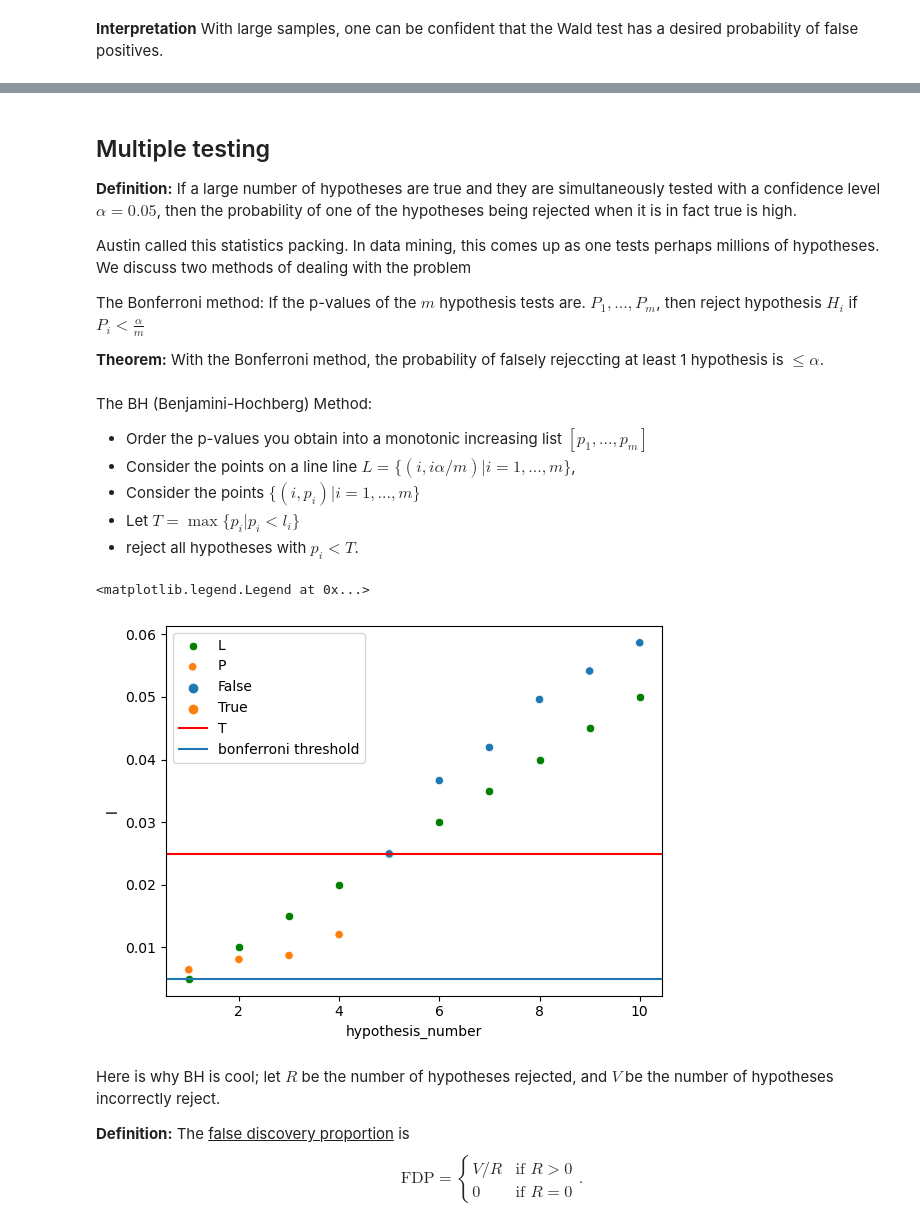
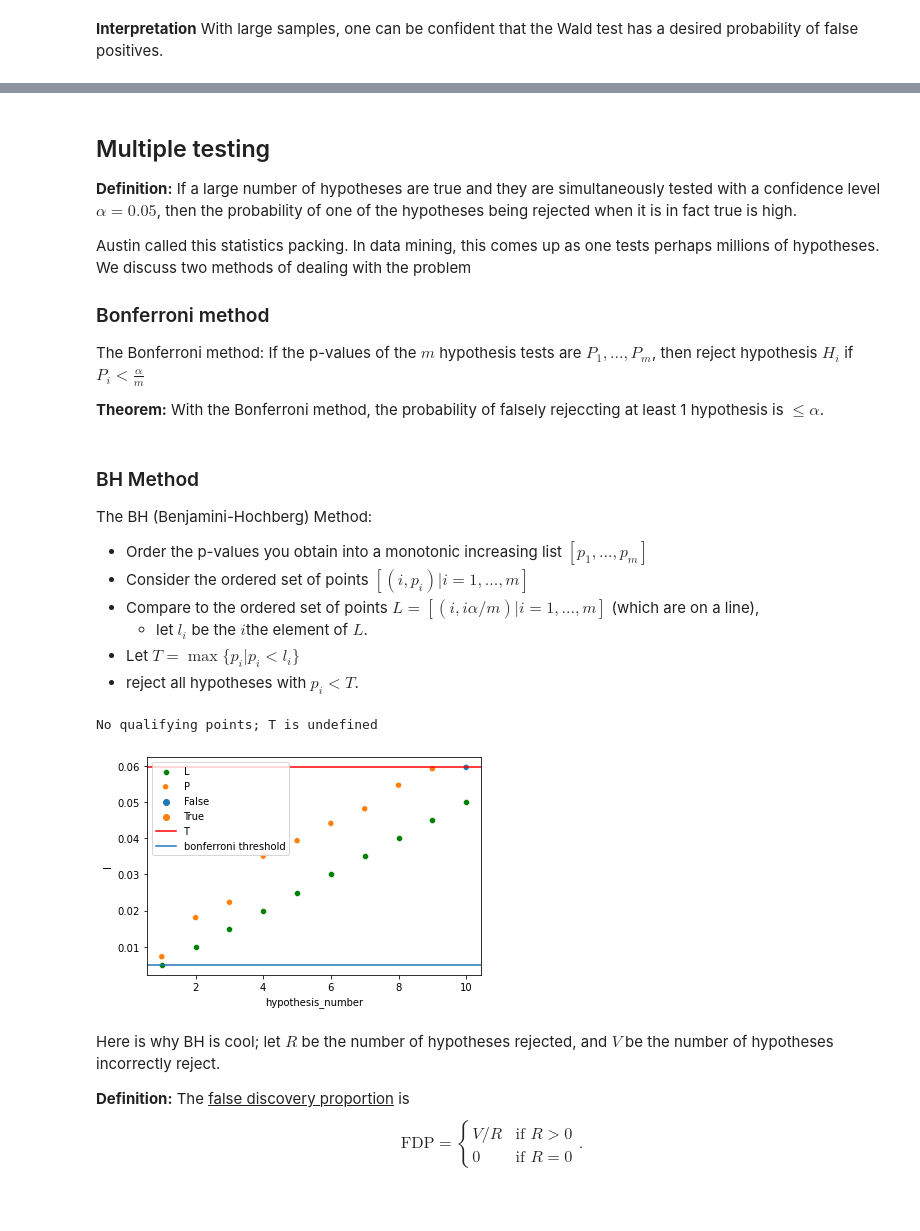
Before and after one commit to davidcherney/Wasserman_notes, a Jupyter notebook: notes_part_II.ipynb, the cells around one changed output, grey strips where cells are left out. Drawn from its saved outputs; the diff is of its cells as text; code cells hidden in the pictures.

```diff
--- a/notes_part_II.ipynb
+++ b/notes_part_II.ipynb
@@ -419,0 +518,4 @@ This is often called the emperical cumulative distribution function (eCDF) to di
+# %%
+ds = [1,2,3]
+ds = [0] + ds[0:-1]
+ds
@@ -427,28 +535,28 @@ def pdf(xs):
     return xs
 
 def generate_distribution(n_points=10):
+    # Generate points according to a uniform distribution on [0,1]
     xs = sorted(np.random.rand(n_points))
     ecdf = np.asarray([i/n_points for i,x in enumerate(xs)])
     max_deltas = max(abs(ecdf - pdf(xs)))
     return xs, ecdf, max_deltas
 
-# Generate dots to connect for piecewise constant function.
 def double_points(points, ordinate = False):
+    # Generate dots to connect for visualization of piecewise constant function.
     ds = list()
     for p in points:
-        ds.append(p)
-        ds.append(p)
+        ds += [p,p]
     # If input to this function is ordinate, to make piecewise constant function
     # first value is zero and last value is not needed.
     if ordinate == True:
-        ds.append(0)
-        ds.pop()
+        ds = [0] + ds[0:-1]
     return ds
 
 def generate_piecewise_data(n_points):
     xs, ecdf, max_deltas = generate_distribution(n_points)
     xs_doubled = double_points(xs)
     ecdf_doubled = double_points(ecdf, ordinate=True)
+    # print(ecdf_doubled[0])
     return xs_doubled, ecdf_doubled, max_deltas
 
 generate_piecewise_data(10)[2]
@@ -1586,50 +2015,54 @@ $p-value = \mathbb{P}(χ^2_3 > .48) = .92.$
 
 Austin called this statistics packing. In data mining, this comes up as one tests perhaps millions of hypotheses. We discuss two methods of dealing with the problem
 
-The Bonferroni method: If the p-values of the $m$ hypothesis tests are. $P_1,...,P_m$, then reject hypothesis $H_i$ if $P_i<\frac\alpha m$
+### Bonferroni method
+The Bonferroni method: If the p-values of the $m$ hypothesis tests are $P_1,...,P_m$, then reject hypothesis $H_i$ if $P_i<\frac\alpha m$
 
 **Theorem:** With the Bonferroni method, the probability of falsely rejeccting at least 1 hypothesis is $\leq \alpha$.
 # %% [markdown]
+### BH Method
 The BH (Benjamini-Hochberg) Method:
 - Order the p-values you obtain into a monotonic increasing list $[p_1, ...,p_m]$
-- Consider the points on a line line $L = \{(i,i\alpha/m) | i=1,...,m\}$,
-- Consider the points $\{(i,p_i)|i=1,...,m\}$
+- Consider the ordered set of points $[(i,p_i)|i=1,...,m]$
+- Compare to the ordered set of points $L = [(i,i\alpha/m) | i=1,...,m]$ (which are on a line),
+    - let $l_i$ be the $i$the element of $L$.
 - Let $T= \max \{p_i | p_i<l_i\}$
 - reject all hypotheses with $p_i< T$.
 # %%
 import numpy as np
 import pandas as pd
 
-m = 10
-alpha = 0.05
+m = 10 # Number of hypotheses.
+alpha = 0.05 # Significance level for multiple hypothesis testing.
+# Create m p-values randomly from uniform distribution, sorted.
 df = pd.DataFrame( {
     'l' : np.array([i *alpha/m for i in range(1,m+1)]),
-    'p' : np.sort(np.random.uniform(0,.06,m))
+    'p' : np.sort(np.random.uniform(0, .06, size=m))
 })
 
 lt_filter = (df['p'] < df['l'])
 try:
     T = df[lt_filter]['p'].iloc[-1]
 except:
     T = df['p'].max()
     print("No qualifying points; T is undefined")
 
 bonferroni_threshold = alpha/m
 
 df['reject'] = df['p'] < T
 df['hypothesis_number'] = df.index +1
 
 import matplotlib.pyplot as plt
 import seaborn as sns
 
 sns.scatterplot(data = df,x='hypothesis_number',y='l', color="green", label = "L")
 sns.scatterplot(data = df,x='hypothesis_number',y='p', hue = "reject" , label = "P")
 plt.axhline(T, label='T', color = "red")
 plt.axhline(bonferroni_threshold, label = "bonferroni threshold")
 plt.legend();
 # %% [output]
-<matplotlib.legend.Legend at 0x...>
+No qualifying points; T is undefined
-[figure, old version]
+[figure, new version]
 # %% [markdown]
 Here is why BH is cool; let $R$ be the number of hypotheses rejected, and $V$ be the number of hypotheses incorrectly reject.
 
```
Also changed, not shown: parts of 187 cells of this notebook, 6 other files.
